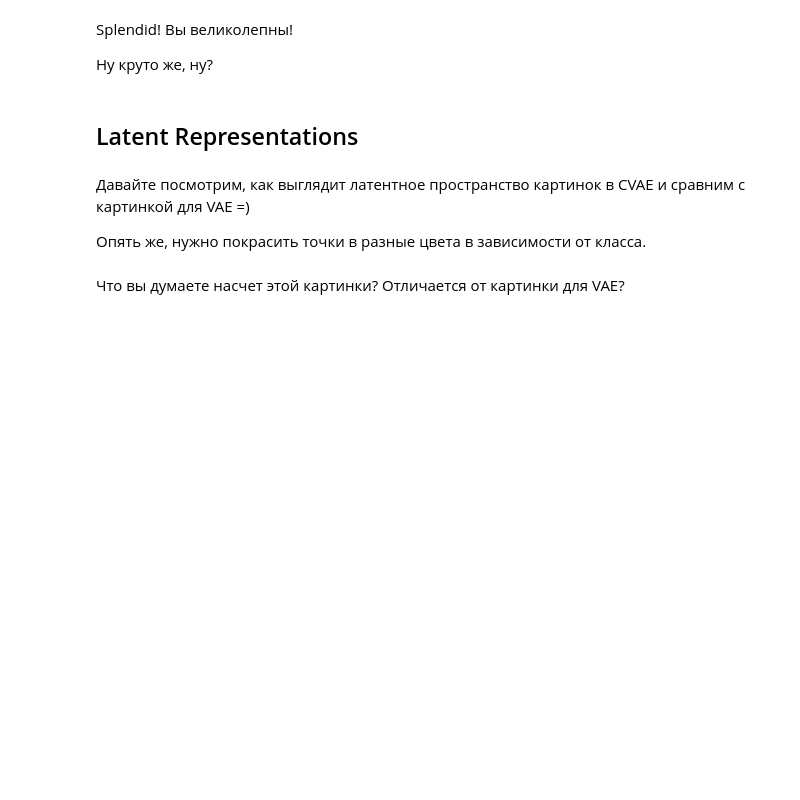
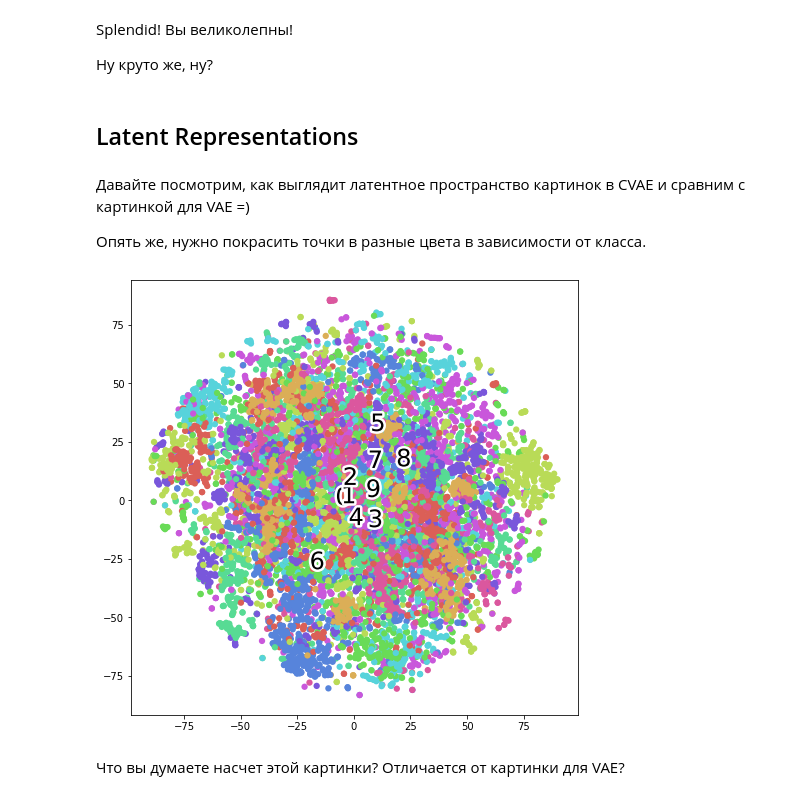
Before and after one commit to ondar07/dls2020-final-project-autoencoders, a Jupyter notebook: notebooks/autoencoders.ipynb, the cells around one changed output. Drawn from its saved outputs; the diff is of its cells as text; code cells hidden in the pictures; blank space fills up the shorter version.

```diff
--- a/notebooks/autoencoders.ipynb
+++ b/notebooks/autoencoders.ipynb
@@ -1182,2 +1180,29 @@ Splendid! Вы великолепны!
+# %%
+mnist_test_data_latent_vectors = []
+mnist_test_data_labels = []
+
+with torch.no_grad():
+    for _, (in_images, labels) in enumerate(test_loader):
+        in_labels = labels_to_onehot(labels, ONE_HOT_SIZE).to(device)
+        in_images = in_images.to(device)
+        autoencoder.eval()
+        mu, log_sqr_sigma = autoencoder.encode(in_images, in_labels)
+
+        # Можно autoencoder.training=False => autoencoder.gaussian_sampler(mu, log_sqr_sigma)
+        # вернет mu. Но зачем делать лишнее, так что сразу берем mu
+        latent_codes = mu.detach().cpu().numpy()
+
+        mnist_test_data_latent_vectors.append(latent_codes)
+        labels = labels.detach().cpu().numpy().tolist()
+        mnist_test_data_labels.extend(labels)
+
+mnist_test_data_latent_vectors = np.vstack(mnist_test_data_latent_vectors)
+mnist_test_data_labels = np.array(mnist_test_data_labels)
+mnist_test_data_latent_vectors_embedded = TSNE(n_components=2).fit_transform(mnist_test_data_latent_vectors)
+# %%
+f, ax, sc, txts = scatter(mnist_test_data_latent_vectors_embedded, mnist_test_data_labels)
+plt.show()
+# %% [output]
+[figure, added]
 # %% [markdown]
 Что вы думаете насчет этой картинки? Отличается от картинки для VAE?
```
Also changed, not shown: parts of 9 cells of this notebook.
